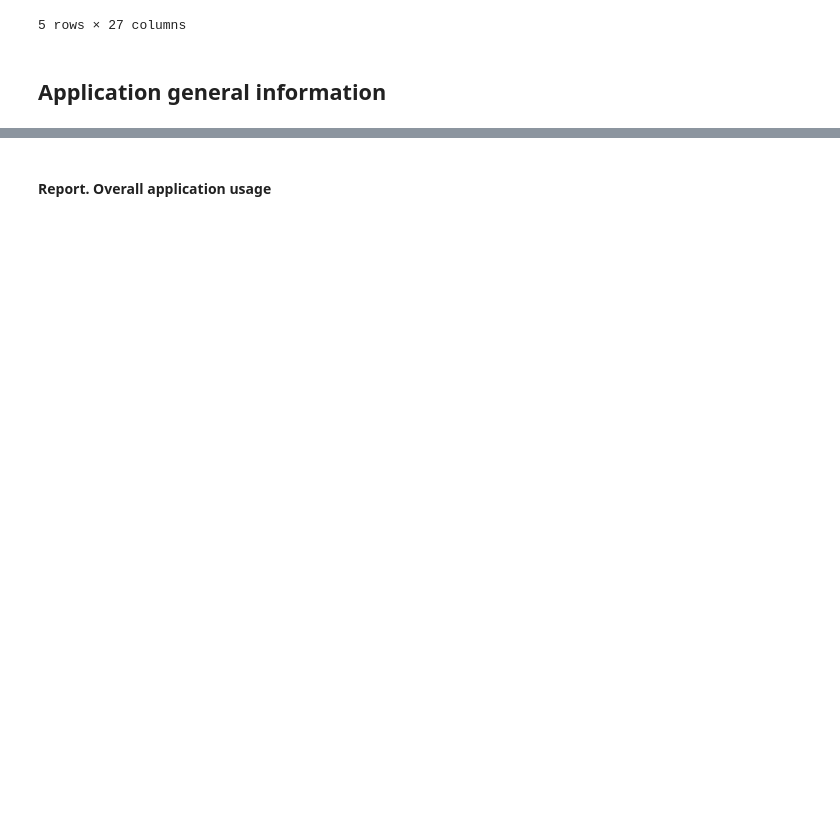
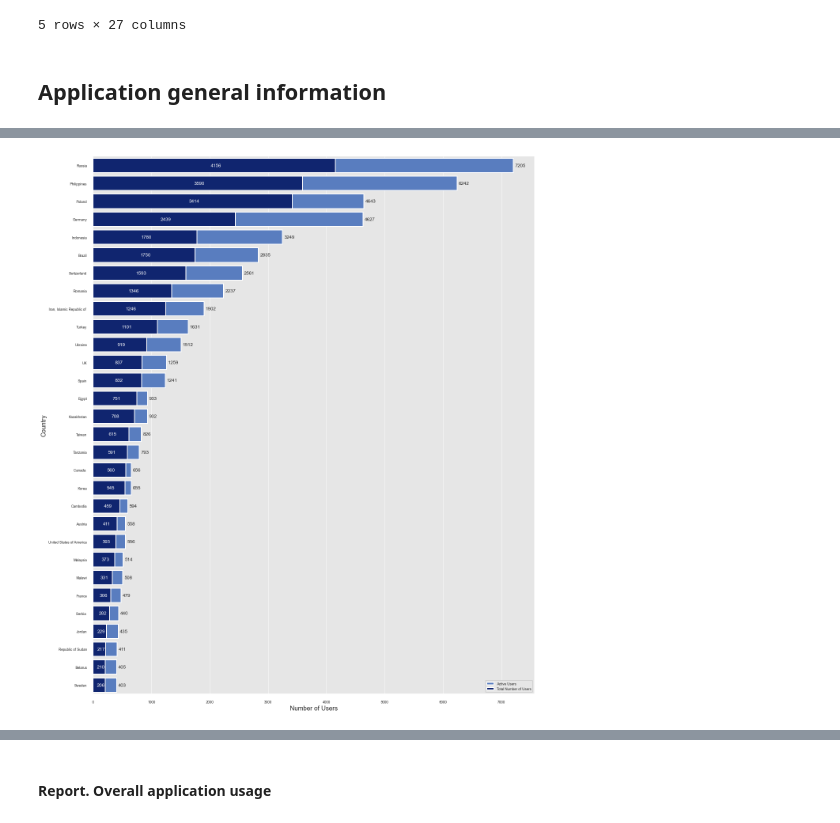
Before and after one commit to RafZel/NYCDSA_Project_1, a Jupyter notebook: project_1.ipynb, the cells around one changed output, grey strips where cells are left out. Saved outputs shown, nothing was run; the diff lists cells and outputs as text; code cells hidden in the pictures; blank space fills up the shorter version.

```diff
--- a/project_1.ipynb
+++ b/project_1.ipynb
@@ -1042,0 +1088,6 @@ ValueError: Could not interpret input 'active'
+# %%
+df_company_users_country
+df_company_users_country_trafic = df_final.groupby('Country')['login_user'].count()
+df_company_users_country_trafic = df_company_users_country_trafic.reset_index()
+df_company_users_country_trafic.sort_values('login_user', ascending=False, inplace=True)
+df_company_users_country_trafic.reset_index(drop=True, inplace=True)
@@ -1042,0 +1103,2 @@ ValueError: Could not interpret input 'active'
+# %%
+df_company_users_country_1 = df_company_users_country.merge(df_company_users_country_trafic, left_on='Country', right_on='Country', how='left')
@@ -1042,0 +1114,2 @@ ValueError: Could not interpret input 'active'
+# %%
+df_company_users_country_1.fillna({'login_user':0}, inplace=True)
@@ -1042,0 +1136,21 @@ ValueError: Could not interpret input 'active'
+# %%
+fig1, ax = plt.subplots(figsize=(20,25))
+sns.set_style('darkgrid', {'axes.facecolor':'.9'})
+sns.set_context("poster", font_scale = .4, rc={"grid.linewidth": 0.9})
+
+s2 = sns.set_color_codes('muted')
+s2 = sns.barplot(x = 'login_user', y = 'Country', data=df_company_users_country_1.sort_values('login_user', ascending=False).head(30), label='Active Users', color='b')
+
+s1 = sns.set_color_codes('dark')
+s1 = sns.barplot(x = 'Total Number of Users', y = 'Country', data=df_company_users_country_1.head(30), label='Total Number of Users', color='b')
+
+ax.bar_label(ax.containers[0], fmt='%.0f', padding=4, fontsize=12)
+ax.bar_label(ax.containers[1], fmt='%.0f', label_type='center', padding=4, fontsize=12, color='w')
+
+
+ax.set_ylabel('Country', fontsize=16)
+ax.set_xlabel('Number of Users', fontsize=16)
+ax.legend(ncol=1, loc="best", frameon=True)
+sns.despine(left=True)
+# %% [output]
+[figure, added]
```
Also changed, not shown: parts of 37 cells of this notebook.
